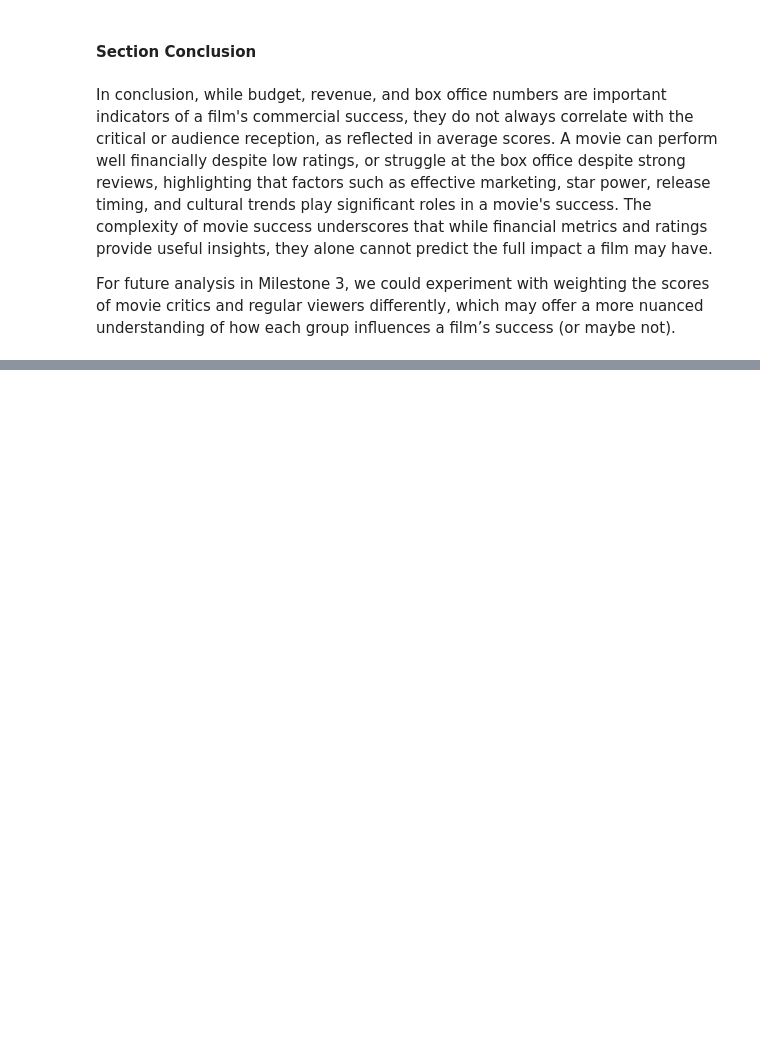
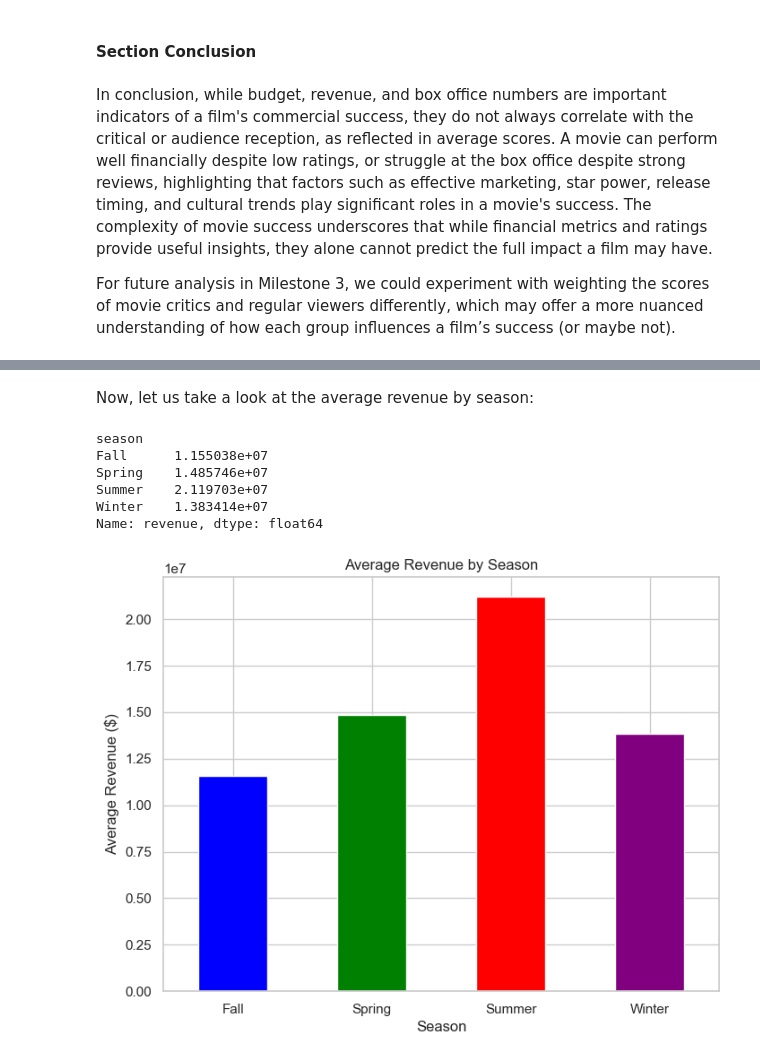
Before and after one commit to epfl-ada/ada-2024-project-bluesweater, a Jupyter notebook: results.ipynb, the cells around one changed output, grey strips where cells are left out. Drawn from its saved outputs; the diff is of its cells as text; code cells hidden in the pictures; blank space fills up the shorter version.

```diff
--- a/results.ipynb
+++ b/results.ipynb
@@ -691,0 +774,22 @@ For future analysis in Milestone 3, we could experiment with weighting the score
+# %% [markdown]
+Now, let us take a look at the average revenue by season:
+# %%
+avg_revenue_by_season = df_full_date.groupby('season')['revenue'].mean()
+
+print(avg_revenue_by_season)
+
+plt.figure(figsize=(8, 6))
+avg_revenue_by_season.plot(kind='bar', color=['blue', 'green', 'red', 'purple'])
+plt.title('Average Revenue by Season')
+plt.xlabel('Season')
+plt.ylabel('Average Revenue ($)')
+plt.xticks(rotation=0)
+plt.show()
+# %% [output]
+season
+Fall      1.155038e+07
+Spring    1.485746e+07
+Summer    2.119703e+07
+Winter    1.383414e+07
+Name: revenue, dtype: float64
+[figure, added]
```
Also changed, not shown: parts of 25 cells of this notebook.
